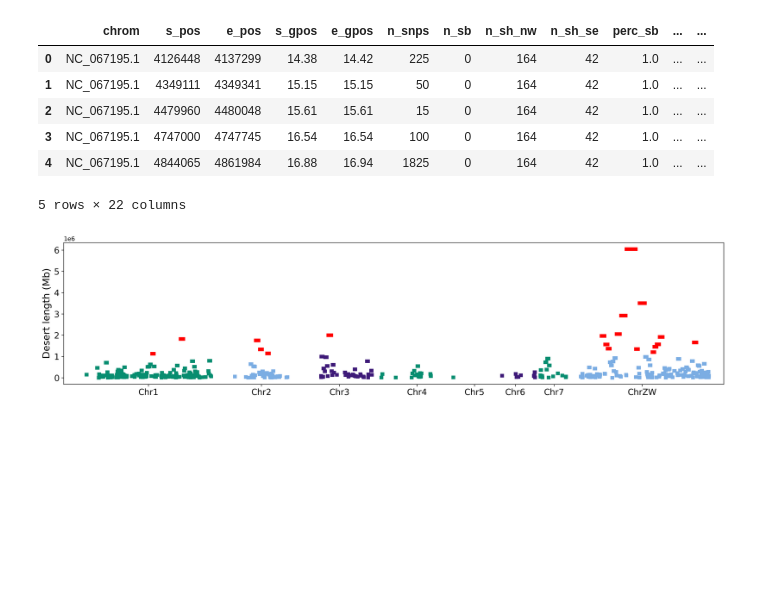
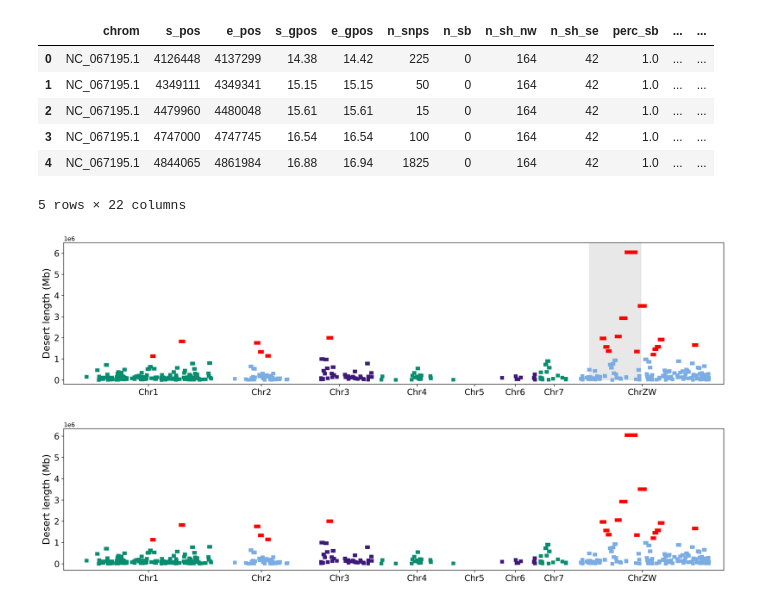
Before and after one commit to nealplatt/sch_hae_scan, a Jupyter notebook: code/22-introgression_deserts.ipynb, the cells around one changed output. Cells and saved outputs as stored; diff of their text form; code cells hidden in the pictures; blank space fills up the shorter version.

```diff
--- a/code/22-introgression_deserts.ipynb
+++ b/code/22-introgression_deserts.ipynb
@@ -219,4 +219,78 @@ df.head()
 | 3 | NC_067195.1 | 4747000 | 4747745 | 16.54 | 16.54 | 100 | 0 | 164 | 42 | 1.0 | ... | ... |
 | 4 | NC_067195.1 | 4844065 | 4861984 | 16.88 | 16.94 | 1825 | 0 | 164 | 42 | 1.0 | ... | ... |
 5 rows × 22 columns
+# %%
+import matplotlib.pyplot as plt
+import matplotlib.patches as patches
+import pandas as pd
+
+fig, ax = plt.subplots(figsize=(16, 4), facecolor="white", dpi=300)
+
+df = pd.read_csv("intro_desert.csv", header=0, sep=",")
+pos_df = pd.read_csv(f"{proj_dir}/results/fig_plotting_info/plotting_info.csv", sep=",")  # generated in prep_figs_info.ipynb
+
+# Define the zsr_start and zsr_stop positions
+zsr_start = offsets["NC_067195.1"] + 10_700_000
+zsr_stop = offsets["NC_067195.1"] + 43_800_000
+
+# Add a light grey rectangle in the background
+zsr_rect = patches.Rectangle(
+    (zsr_start, 0),  # Bottom-left corner (x, y)
+    zsr_stop - zsr_start,  # Width
+    10_000_000,  # Height
+    color="lightgrey",  # Fill color
+    alpha=0.5,  # Transparency
+    zorder=1  # Ensure it is in the background
+)
+ax.add_patch(zsr_rect)
+
+# wsr_start = offsets["NC_067195.1"] + 10_700_000
+# wsr_stop = offsets["NC_067195.1"] + 56_500_000
+# # Add a light grey rectangle in the background
+# wsr_rect = patches.Rectangle(
+#     (wsr_start, 0),  # Bottom-left corner (x, y)
+#     wsr_stop - wsr_start,  # Width
+#     10_000_000,  # Height
+#     color="lightgrey",  # Fill color
+#     alpha=0.5,  # Transparency
+#     zorder=1  # Ensure it is in the background
+# )
+# ax.add_patch(wsr_rect)
+
+
+# Plot the data
+for i, row in df.iterrows():
+    start = row["x_pos_start"]
+    end = row["x_pos_end"]
+    y = row["size"]
+    color = row["color"]
+
+    if row["outlier"] == True:
+        color = "red"
+
+    plt.plot([start, end], [y, y], color=color, linewidth=6, zorder=2)
+
+# Set the x-axis and y-axis labels
+ax.set_ylabel("Desert length (Mb)", fontsize=16)
+ax.tick_params(axis="y", labelsize=14)
+ax.tick_params(axis="x", labelsize=14)
+
+# Set x-ticks and labels
+x_ticks = list(pos_df["mid_tick"].astype(int)[0:8])
+x_labels = list(pos_df["contig"].astype(str)[0:8])
+ax.set_xticks(x_ticks)
+ax.set_xticklabels(["Chr1", "Chr2", "Chr3", "Chr4", "Chr5", "Chr6", "Chr7", "ChrZW"])
+
+# Set plot limits
+plt.xlim(-8_000_000, 417_563_131)
+plt.ylim(-200_000, 6_500_000)
+
+plt.tight_layout()
+plt.show()
+
+# Save the plot as a 300 dpi PNG file
+fig.savefig('intro_desert_zsr.png', format='png', facecolor="white", dpi=600, bbox_inches='tight')
+fig.savefig('intro_desert_zsr.svg', format="svg")
+# %% [output]
+[figure, added]
 # %%
```
Also changed, not shown: parts of 1 cell of this notebook, 1 other file.
